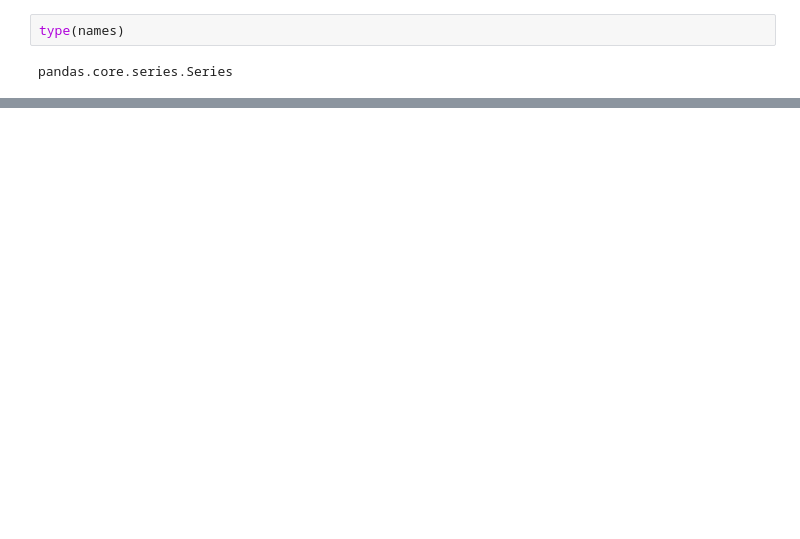
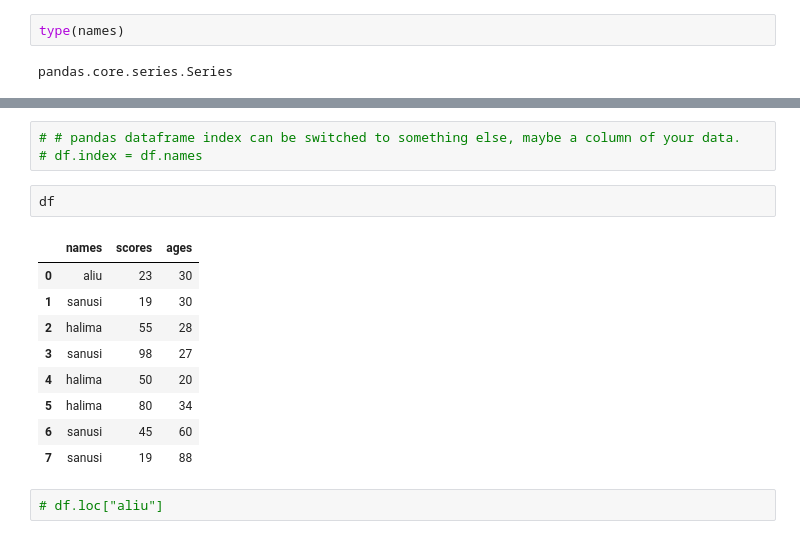
Before and after one commit to dtekluva/cohort7, a Jupyter notebook: data_analysis/pandas_tut.ipynb, the cells around one changed output, grey strips where cells are left out. Drawn from its saved outputs; the diff is of its cells as text; blank space fills up the shorter version.

```diff
--- a/data_analysis/pandas_tut.ipynb
+++ b/data_analysis/pandas_tut.ipynb
@@ -47,3 +51,20 @@ names     Halima
 scores        19
 ages          30
 Name: 1, dtype: object
+# %%
+# # pandas dataframe index can be switched to something else, maybe a column of your data.
+# df.index = df.names
+# %%
+df
+# %% [output]
+|  | names | scores | ages |
+| 0 | aliu | 23 | 30 |
+| 1 | sanusi | 19 | 30 |
+| 2 | halima | 55 | 28 |
+| 3 | sanusi | 98 | 27 |
+| 4 | halima | 50 | 20 |
+| 5 | halima | 80 | 34 |
+| 6 | sanusi | 45 | 60 |
+| 7 | sanusi | 19 | 88 |
+# %%
+# df.loc["aliu"]
```
Also changed, not shown: parts of 19 cells of this notebook, 2 other files.
